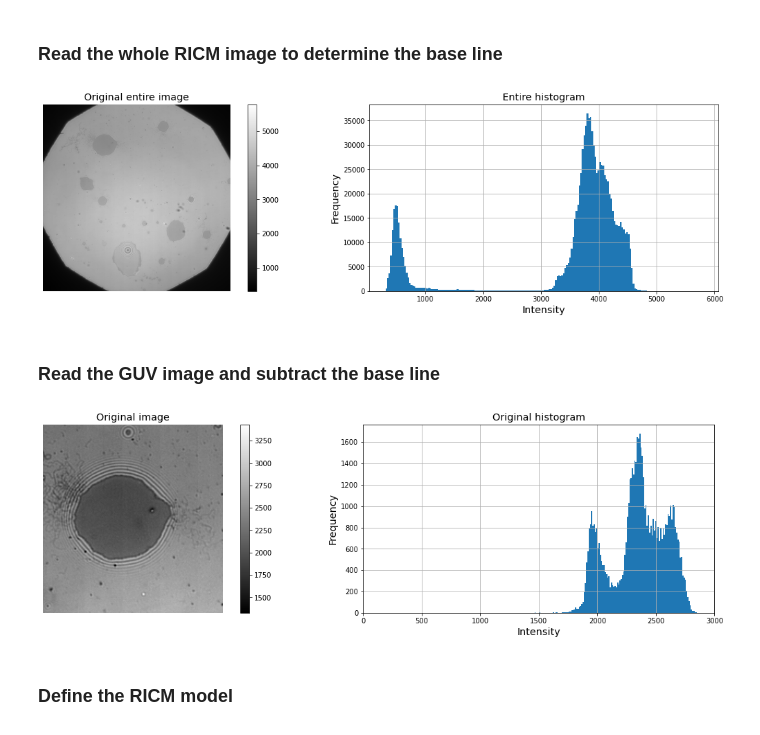
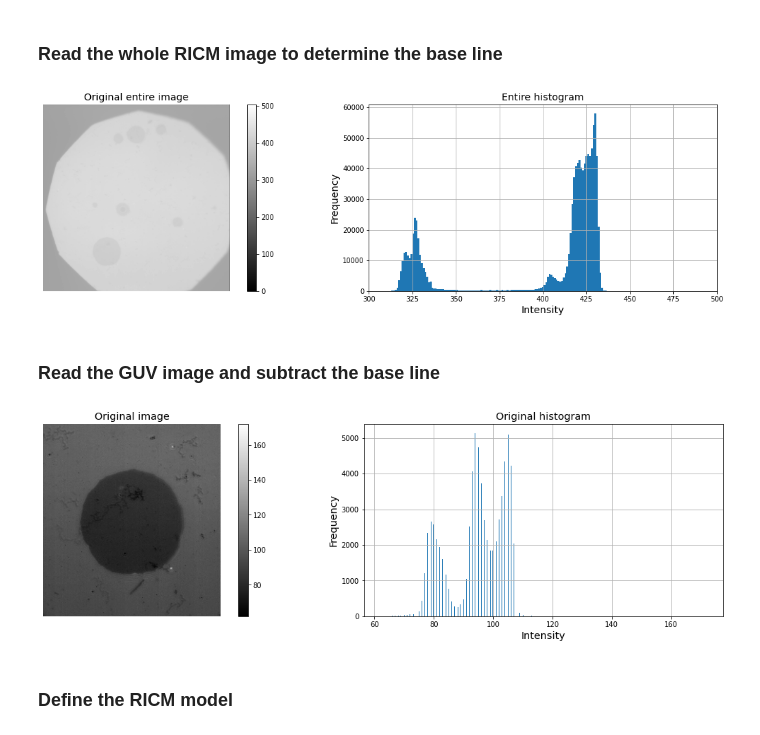
Before and after one commit to ahmed344/Membrane-Topography, a Jupyter notebook: Height_map_Ecad.ipynb, the cells around one changed output. Drawn from its saved outputs; the diff is of its cells as text; code cells hidden in the pictures.

```diff
--- a/Height_map_Ecad.ipynb
+++ b/Height_map_Ecad.ipynb
@@ -21,7 +23,7 @@ shot, guv = 7, 1
 ### Read the whole RICM image to determine the base line
 # %%
 # Read the RICM image
-RICM_img = io.imread(f"Data/{experiment}/data/AVG_vesicle_{shot}_MMStack_Default.ome.tif")
+ricm_img = io.imread(f"Data/{experiment}/data/{whole_img}.tif")
 
 # display the image and it's histogram
 plt.figure(figsize=(20,5))
@@ -29,45 +31,45 @@ plt.figure(figsize=(20,5))
 plt.subplot(121)
 plt.axis('off')
 plt.title('Original entire image', fontsize='x-large')
-plt.imshow(RICM_img, cmap = "gray")
+plt.imshow(ricm_img, cmap = "gray")
 plt.colorbar()
 
 plt.subplot(122)
 plt.title('Entire histogram', fontsize='x-large')
-plt.hist(RICM_img.ravel(), bins = 200)
+plt.hist(ricm_img.ravel(), bins = 500)
 plt.xlabel('Intensity', fontsize='x-large')
 plt.ylabel('Frequency', fontsize='x-large')
-#plt.xlim(300,1000)
+plt.xlim(300,500)
 plt.grid();
 # %% [output]
-[figure, old version]
+[figure, new version]
 # %% [markdown]
 ### Read the GUV image and subtract the base line
 # %%
 # Read the GUV image
-img = io.imread(f"Data/{experiment}/data/AVG_vesicle_{shot}_MMStack_Default.ome-{guv}.tif")
+img = io.imread(f"Data/{experiment}/data/{object_img}.tif")
 
 # Subtract the base line
-img = img - 1333
+img = img - 325
 
 # display the image and it's histogram
 plt.figure(figsize=(20,5))
 
 plt.subplot(121)
 plt.axis('off')
 plt.title('Original image', fontsize='x-large')
 plt.imshow(img, cmap = "gray")
 plt.colorbar();
 
 plt.subplot(122)
 plt.title('Original histogram', fontsize='x-large')
 plt.xlabel('Intensity', fontsize='x-large')
 plt.ylabel('Frequency', fontsize='x-large')
-plt.hist(img.ravel(), bins = 200)
-plt.xlim(0,3000)
+plt.hist(img.ravel(), bins = 500)
+#plt.xlim(0,3000)
 plt.grid();
 # %% [output]
-[figure, old version]
+[figure, new version]
 # %% [markdown]
 ### Define the RICM model
 # %%
```
Also changed, not shown: parts of 4 cells of this notebook, 1 other file.
